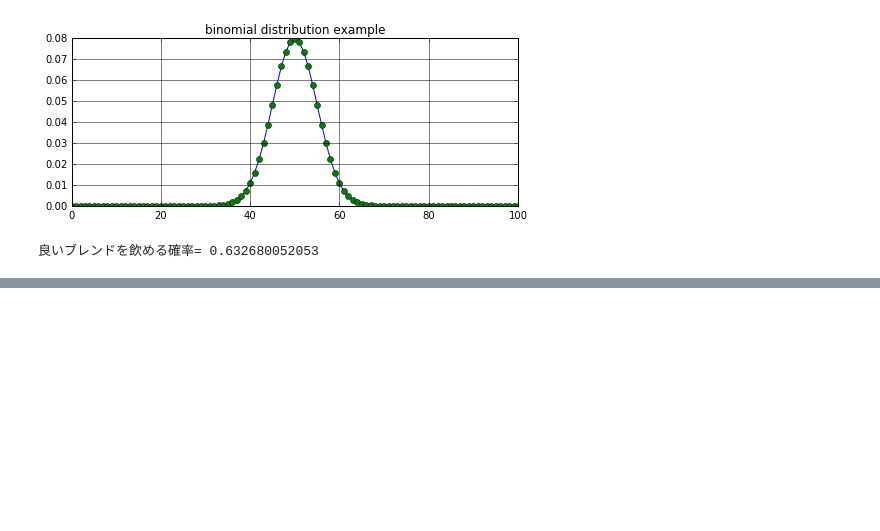
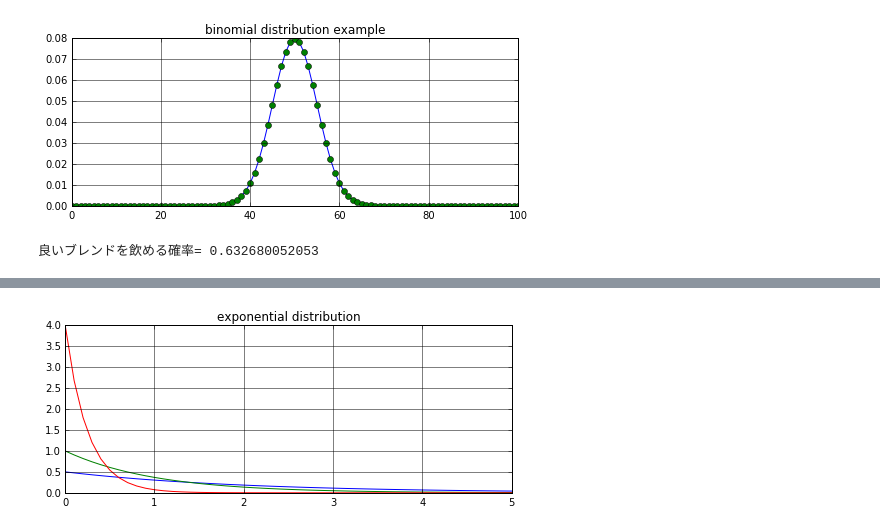
Before and after one commit to koki-ogura/probability_basis, a Jupyter notebook: probability_distributions.ipynb, the cells around one changed output, grey strips where cells are left out. Saved outputs shown, nothing was run; the diff lists cells and outputs as text; code cells hidden in the pictures; blank space fills up the shorter version.

```diff
--- a/probability_distributions.ipynb
+++ b/probability_distributions.ipynb
@@ -306,0 +323,24 @@ print('良いブレンドを飲める確率=', pp)
+# %%
+%matplotlib inline
+%config inlineBackend.figure_format = 'retina'
+
+import numpy as np
+import matplotlib.pyplot as plt
+
+def exponential_distribution(xs, lamda):
+    return [lamda * np.exp(-lamda * x) for x in xs]
+
+xs = np.arange(0, 5+0.1, 0.1)
+y1 = exponential_distribution(xs, 0.5)
+y2 = exponential_distribution(xs, 1)
+y3 = exponential_distribution(xs, 4)
+
+plt.rcParams["figure.figsize"] = (8,3)
+plt.title('exponential distribution')
+plt.grid(which='major',color='black',linestyle='-')
+plt.plot(xs, y1)
+plt.plot(xs, y2)
+plt.plot(xs, y3)
+plt.show()
+# %% [output]
+[figure, added]
```
Also changed, not shown: parts of 1 cell of this notebook, 2 other files.
